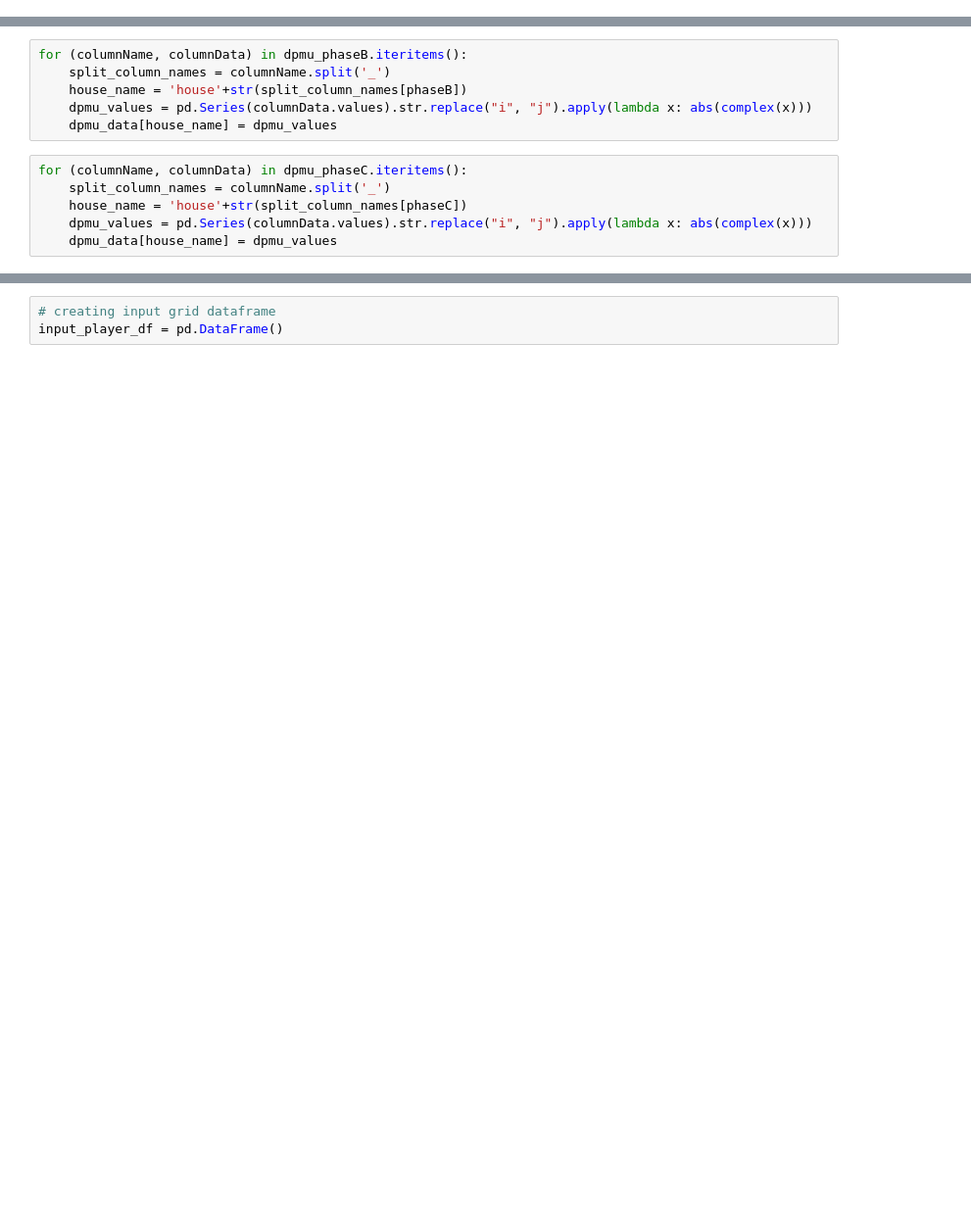
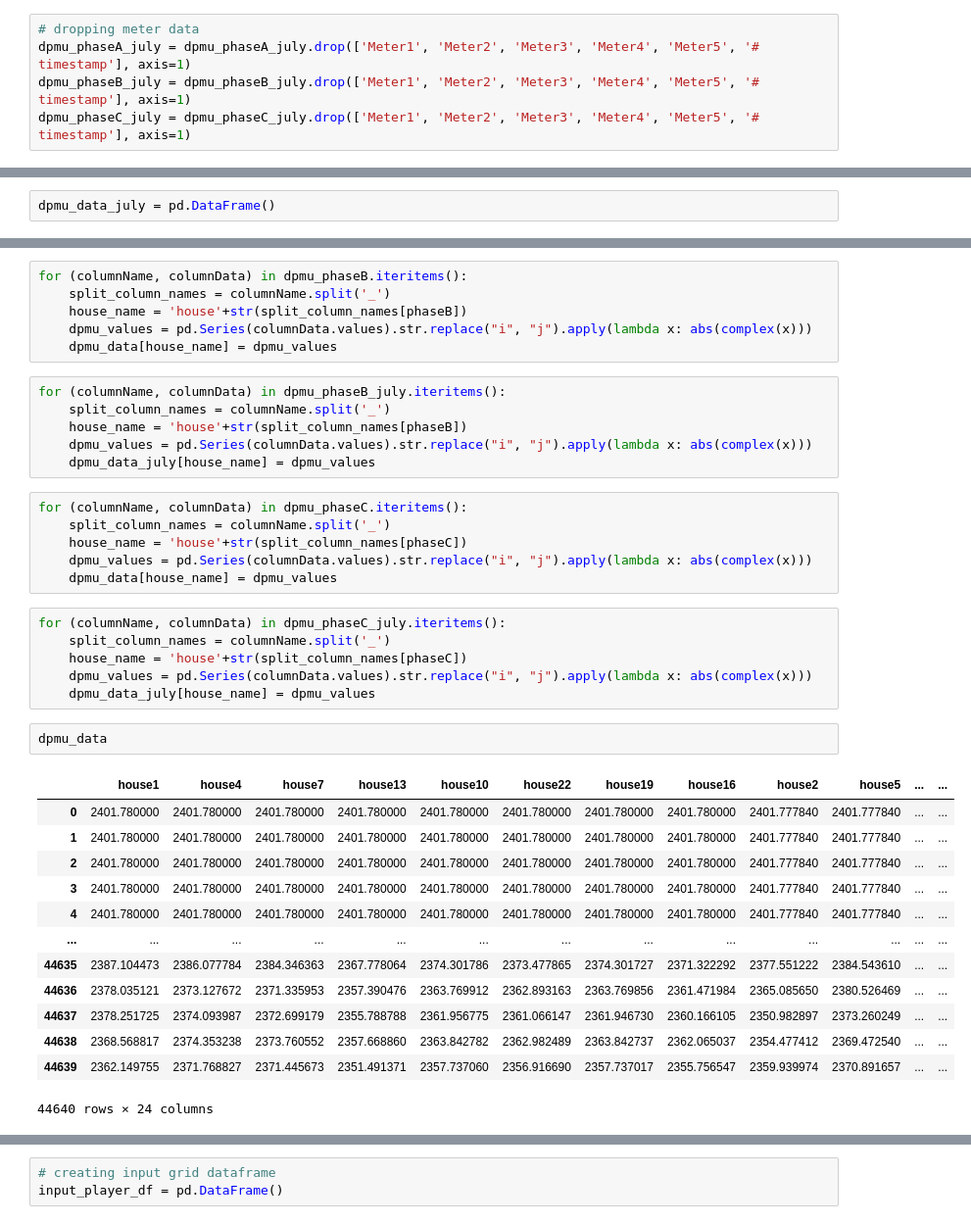
Before and after one commit to pragnaS/grid-edge, a Jupyter notebook: models/linear/Linear_Model_multi_node_training.ipynb, the cells around one changed output, grey strips where cells are left out. Shown at 98% size. Drawn from its saved outputs; the diff is of its cells as text; blank space fills up the shorter version.

```diff
--- a/models/linear/Linear_Model_multi_node_training.ipynb
+++ b/models/linear/Linear_Model_multi_node_training.ipynb
@@ -30,6 +18,11 @@ dpmu_phaseA
 dpmu_phaseA = dpmu_phaseA.drop(['Meter1', 'Meter2', 'Meter3', 'Meter4', 'Meter5', '# timestamp'], axis=1)
 dpmu_phaseB = dpmu_phaseB.drop(['Meter1', 'Meter2', 'Meter3', 'Meter4', 'Meter5', '# timestamp'], axis=1)
 dpmu_phaseC = dpmu_phaseC.drop(['Meter1', 'Meter2', 'Meter3', 'Meter4', 'Meter5', '# timestamp'], axis=1)
+# %%
+# dropping meter data
+dpmu_phaseA_july = dpmu_phaseA_july.drop(['Meter1', 'Meter2', 'Meter3', 'Meter4', 'Meter5', '# timestamp'], axis=1)
+dpmu_phaseB_july = dpmu_phaseB_july.drop(['Meter1', 'Meter2', 'Meter3', 'Meter4', 'Meter5', '# timestamp'], axis=1)
+dpmu_phaseC_july = dpmu_phaseC_july.drop(['Meter1', 'Meter2', 'Meter3', 'Meter4', 'Meter5', '# timestamp'], axis=1)
 # %%
 phaseA = 0
 phaseB = 1
@@ -37,6 +30,8 @@ phaseC = 2
 # %%
 # creating target dpmu dataframe
 dpmu_data = pd.DataFrame()
+# %%
+dpmu_data_july = pd.DataFrame()
 # %%
 for (columnName, columnData) in dpmu_phaseA.iteritems():
     split_column_names = columnName.split('_')
@@ -49,9 +50,37 @@ for (columnName, columnData) in dpmu_phaseB.iteritems():
     house_name = 'house'+str(split_column_names[phaseB])
     dpmu_values = pd.Series(columnData.values).str.replace("i", "j").apply(lambda x: abs(complex(x)))
     dpmu_data[house_name] = dpmu_values
+# %%
+for (columnName, columnData) in dpmu_phaseB_july.iteritems():
+    split_column_names = columnName.split('_')
+    house_name = 'house'+str(split_column_names[phaseB])
+    dpmu_values = pd.Series(columnData.values).str.replace("i", "j").apply(lambda x: abs(complex(x)))
+    dpmu_data_july[house_name] = dpmu_values
 # %%
 for (columnName, columnData) in dpmu_phaseC.iteritems():
     split_column_names = columnName.split('_')
     house_name = 'house'+str(split_column_names[phaseC])
     dpmu_values = pd.Series(columnData.values).str.replace("i", "j").apply(lambda x: abs(complex(x)))
     dpmu_data[house_name] = dpmu_values
+# %%
+for (columnName, columnData) in dpmu_phaseC_july.iteritems():
+    split_column_names = columnName.split('_')
+    house_name = 'house'+str(split_column_names[phaseC])
+    dpmu_values = pd.Series(columnData.values).str.replace("i", "j").apply(lambda x: abs(complex(x)))
+    dpmu_data_july[house_name] = dpmu_values
+# %%
+dpmu_data
+# %% [output]
+|  | house1 | house4 | house7 | house13 | house10 | house22 | house19 | house16 | house2 | house5 | ... | ... |
+| 0 | 2401.780000 | 2401.780000 | 2401.780000 | 2401.780000 | 2401.780000 | 2401.780000 | 2401.780000 | 2401.780000 | 2401.777840 | 2401.777840 | ... | ... |
+| 1 | 2401.780000 | 2401.780000 | 2401.780000 | 2401.780000 | 2401.780000 | 2401.780000 | 2401.780000 | 2401.780000 | 2401.777840 | 2401.777840 | ... | ... |
+| 2 | 2401.780000 | 2401.780000 | 2401.780000 | 2401.780000 | 2401.780000 | 2401.780000 | 2401.780000 | 2401.780000 | 2401.777840 | 2401.777840 | ... | ... |
+| 3 | 2401.780000 | 2401.780000 | 2401.780000 | 2401.780000 | 2401.780000 | 2401.780000 | 2401.780000 | 2401.780000 | 2401.777840 | 2401.777840 | ... | ... |
+| 4 | 2401.780000 | 2401.780000 | 2401.780000 | 2401.780000 | 2401.780000 | 2401.780000 | 2401.780000 | 2401.780000 | 2401.777840 | 2401.777840 | ... | ... |
+| ... | ... | ... | ... | ... | ... | ... | ... | ... | ... | ... | ... | ... |
+| 44635 | 2387.104473 | 2386.077784 | 2384.346363 | 2367.778064 | 2374.301786 | 2373.477865 | 2374.301727 | 2371.322292 | 2377.551222 | 2384.543610 | ... | ... |
+| 44636 | 2378.035121 | 2373.127672 | 2371.335953 | 2357.390476 | 2363.769912 | 2362.893163 | 2363.769856 | 2361.471984 | 2365.085650 | 2380.526469 | ... | ... |
+| 44637 | 2378.251725 | 2374.093987 | 2372.699179 | 2355.788788 | 2361.956775 | 2361.066147 | 2361.946730 | 2360.166105 | 2350.982897 | 2373.260249 | ... | ... |
+| 44638 | 2368.568817 | 2374.353238 | 2373.760552 | 2357.668860 | 2363.842782 | 2362.982489 | 2363.842737 | 2362.065037 | 2354.477412 | 2369.472540 | ... | ... |
+| 44639 | 2362.149755 | 2371.768827 | 2371.445673 | 2351.491371 | 2357.737060 | 2356.916690 | 2357.737017 | 2355.756547 | 2359.939974 | 2370.891657 | ... | ... |
+44640 rows × 24 columns
```
Also changed, not shown: parts of 38 cells of this notebook, 17 other files.
